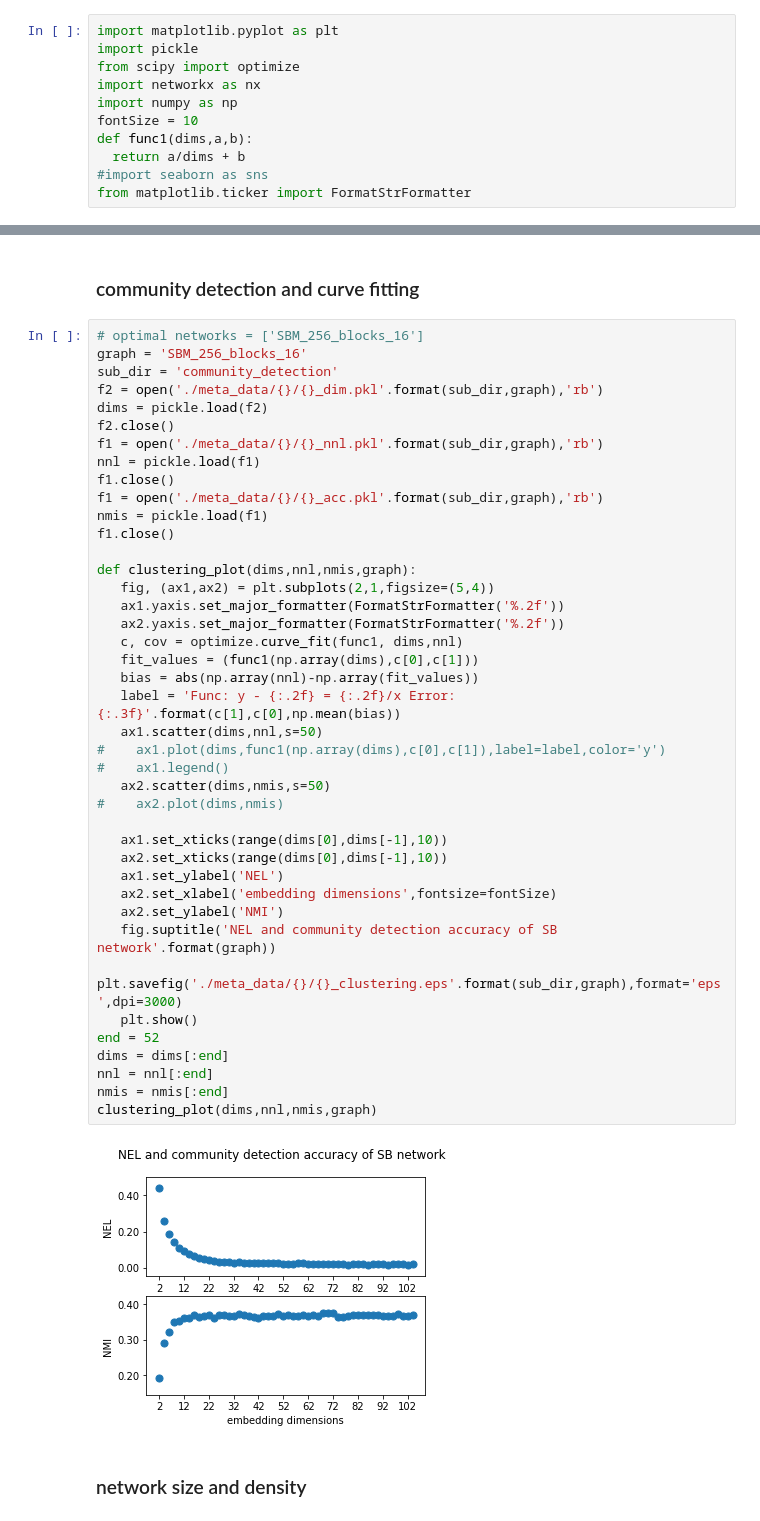
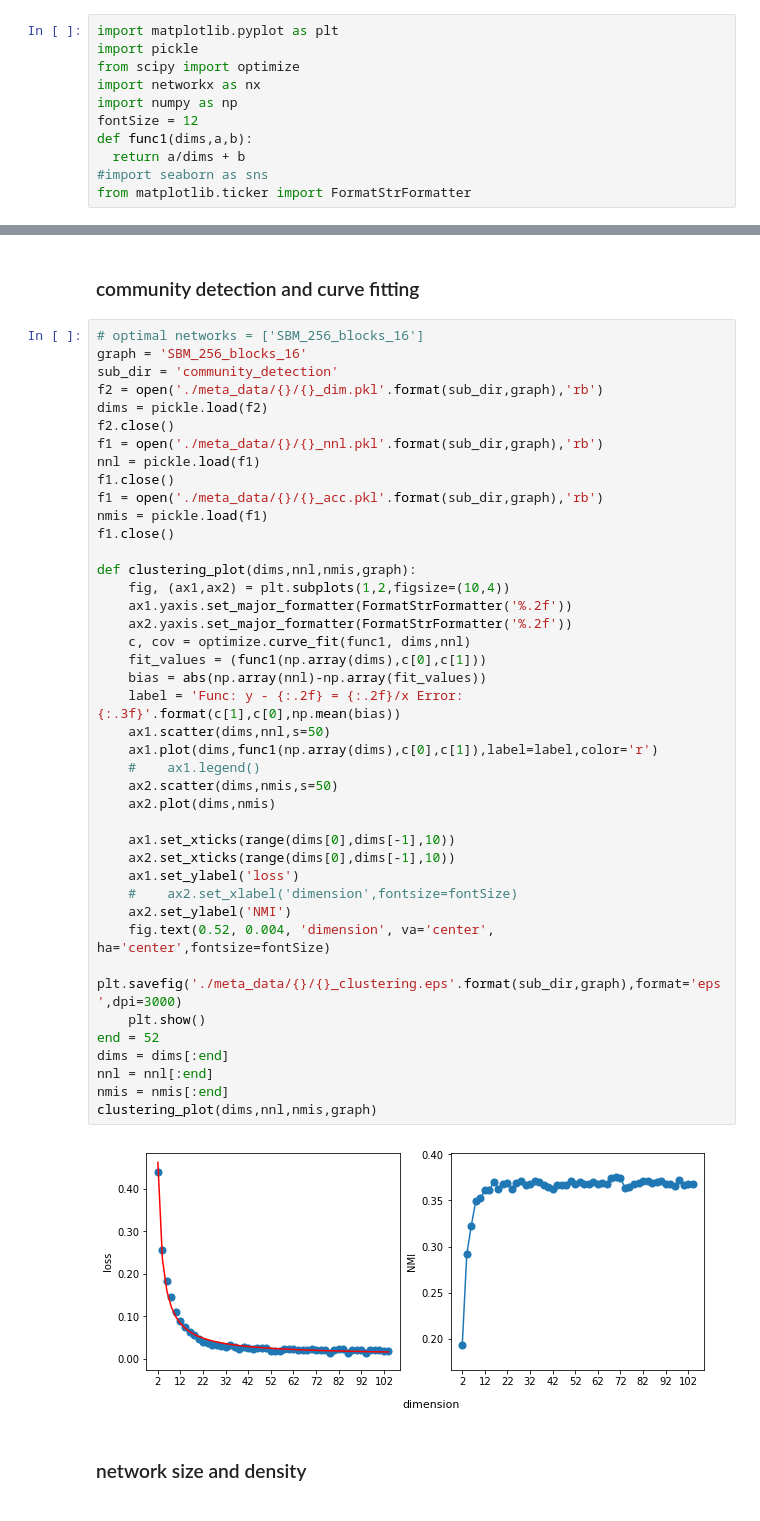
Before and after one commit to Villafly/dimensional_plot, a Jupyter notebook: paper_plot.ipynb, the cells around one changed output, grey strips where cells are left out. Saved outputs shown, nothing was run; the diff lists cells and outputs as text.

```diff
--- a/paper_plot.ipynb
+++ b/paper_plot.ipynb
@@ -4,7 +4,7 @@ import pickle
 from scipy import optimize
 import networkx as nx
 import numpy as np
-fontSize = 10
+fontSize = 12
 def func1(dims,a,b):
   return a/dims + b
 #import seaborn as sns
@@ -76,46 +79,46 @@ prediction_plot(dims,[10],[nnl_10],[acc_10],graph)
 # %%
 # optimal networks = ['SBM_256_blocks_16']
 graph = 'SBM_256_blocks_16'
 sub_dir = 'community_detection'
 f2 = open('./meta_data/{}/{}_dim.pkl'.format(sub_dir,graph),'rb')
 dims = pickle.load(f2)
 f2.close()
 f1 = open('./meta_data/{}/{}_nnl.pkl'.format(sub_dir,graph),'rb')
 nnl = pickle.load(f1)
 f1.close()
 f1 = open('./meta_data/{}/{}_acc.pkl'.format(sub_dir,graph),'rb')
 nmis = pickle.load(f1)
 f1.close()
 
 def clustering_plot(dims,nnl,nmis,graph):
-   fig, (ax1,ax2) = plt.subplots(2,1,figsize=(5,4))
-   ax1.yaxis.set_major_formatter(FormatStrFormatter('%.2f'))
-   ax2.yaxis.set_major_formatter(FormatStrFormatter('%.2f'))
-   c, cov = optimize.curve_fit(func1, dims,nnl)
-   fit_values = (func1(np.array(dims),c[0],c[1]))
-   bias = abs(np.array(nnl)-np.array(fit_values))
-   label = 'Func: y - {:.2f} = {:.2f}/x Error: {:.3f}'.format(c[1],c[0],np.mean(bias))
-   ax1.scatter(dims,nnl,s=50)
-#    ax1.plot(dims,func1(np.array(dims),c[0],c[1]),label=label,color='y')
-#    ax1.legend()
-   ax2.scatter(dims,nmis,s=50)
-#    ax2.plot(dims,nmis)
+    fig, (ax1,ax2) = plt.subplots(1,2,figsize=(10,4))
+    ax1.yaxis.set_major_formatter(FormatStrFormatter('%.2f'))
+    ax2.yaxis.set_major_formatter(FormatStrFormatter('%.2f'))
+    c, cov = optimize.curve_fit(func1, dims,nnl)
+    fit_values = (func1(np.array(dims),c[0],c[1]))
+    bias = abs(np.array(nnl)-np.array(fit_values))
+    label = 'Func: y - {:.2f} = {:.2f}/x Error: {:.3f}'.format(c[1],c[0],np.mean(bias))
+    ax1.scatter(dims,nnl,s=50)
+    ax1.plot(dims,func1(np.array(dims),c[0],c[1]),label=label,color='r')
+    #    ax1.legend()
+    ax2.scatter(dims,nmis,s=50)
+    ax2.plot(dims,nmis)
 
-   ax1.set_xticks(range(dims[0],dims[-1],10))
-   ax2.set_xticks(range(dims[0],dims[-1],10))
-   ax1.set_ylabel('NEL')
-   ax2.set_xlabel('embedding dimensions',fontsize=fontSize)
-   ax2.set_ylabel('NMI')
-   fig.suptitle('NEL and community detection accuracy of SB network'.format(graph))
-   plt.savefig('./meta_data/{}/{}_clustering.eps'.format(sub_dir,graph),format='eps',dpi=3000)
-   plt.show()
+    ax1.set_xticks(range(dims[0],dims[-1],10))
+    ax2.set_xticks(range(dims[0],dims[-1],10))
+    ax1.set_ylabel('loss')
+    #    ax2.set_xlabel('dimension',fontsize=fontSize)
+    ax2.set_ylabel('NMI')
+    fig.text(0.52, 0.004, 'dimension', va='center', ha='center',fontsize=fontSize)
+    plt.savefig('./meta_data/{}/{}_clustering.eps'.format(sub_dir,graph),format='eps',dpi=3000)
+    plt.show()
 end = 52
 dims = dims[:end]
 nnl = nnl[:end]
 nmis = nmis[:end]
 clustering_plot(dims,nnl,nmis,graph)
 # %% [output]
-[figure, old version]
+[figure, new version]
 # %% [markdown]
 ### network size and density
 # %%
```
Also changed, not shown: parts of 6 cells of this notebook.
